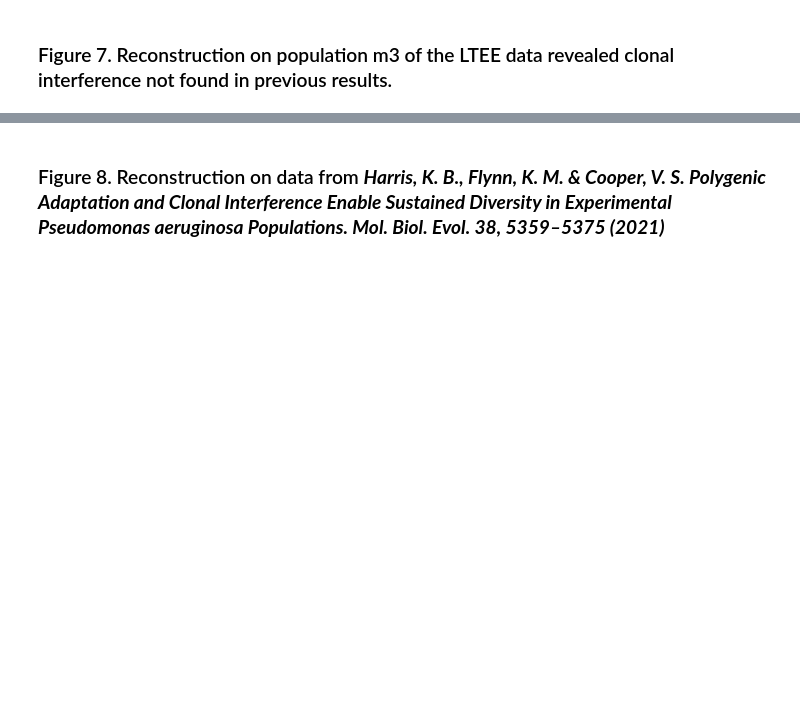
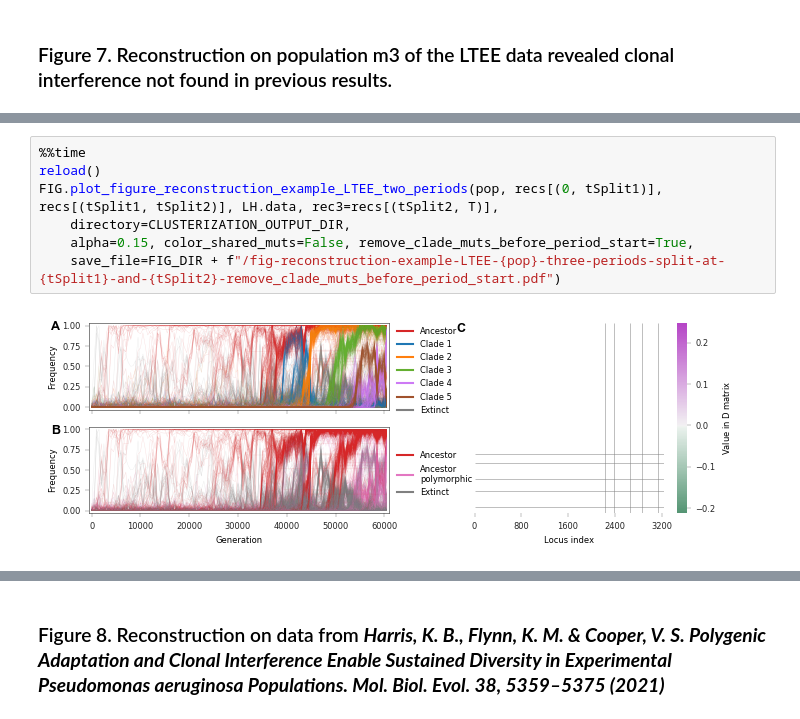
Before and after one commit to bartonlab/paper-clonal-dynamics, a Jupyter notebook: figures.ipynb, the cells around one changed output, grey strips where cells are left out. Drawn from its saved outputs; the diff is of its cells as text; blank space fills up the shorter version.

```diff
--- a/figures.ipynb
+++ b/figures.ipynb
@@ -251,2 +297,11 @@ FIG.plot_figure_reconstruction_example_LTEE(pop, reconstructions[pop],
 # %% [output]
 [figure]
+# %%
+%%time
+reload()
+FIG.plot_figure_reconstruction_example_LTEE_two_periods(pop, recs[(0, tSplit1)], recs[(tSplit1, tSplit2)], LH.data, rec3=recs[(tSplit2, T)],
+    directory=CLUSTERIZATION_OUTPUT_DIR,
+    alpha=0.15, color_shared_muts=False, remove_clade_muts_before_period_start=True,
+    save_file=FIG_DIR + f"/fig-reconstruction-example-LTEE-{pop}-three-periods-split-at-{tSplit1}-and-{tSplit2}-remove_clade_muts_before_period_start.pdf")
+# %% [output]
+[figure, added]
```
Also changed, not shown: parts of 36 cells of this notebook, 1 other file.
